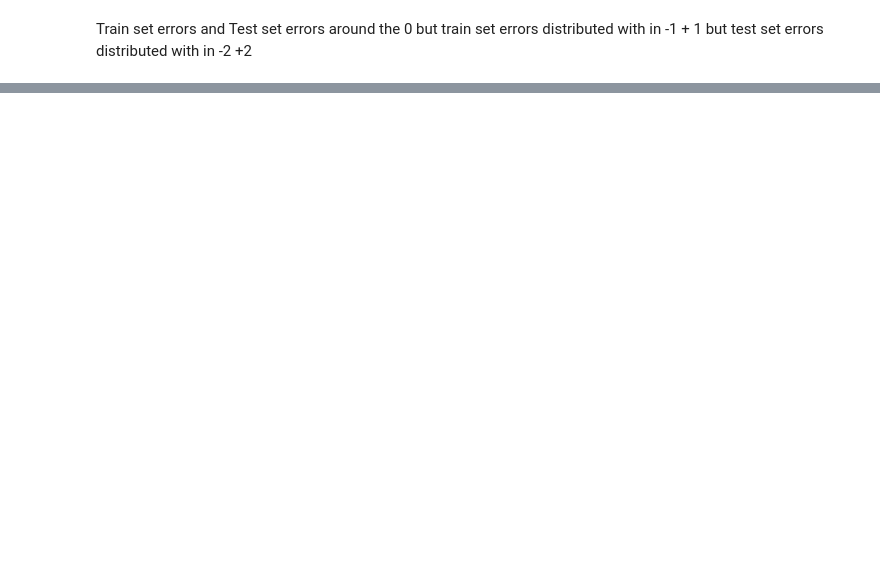
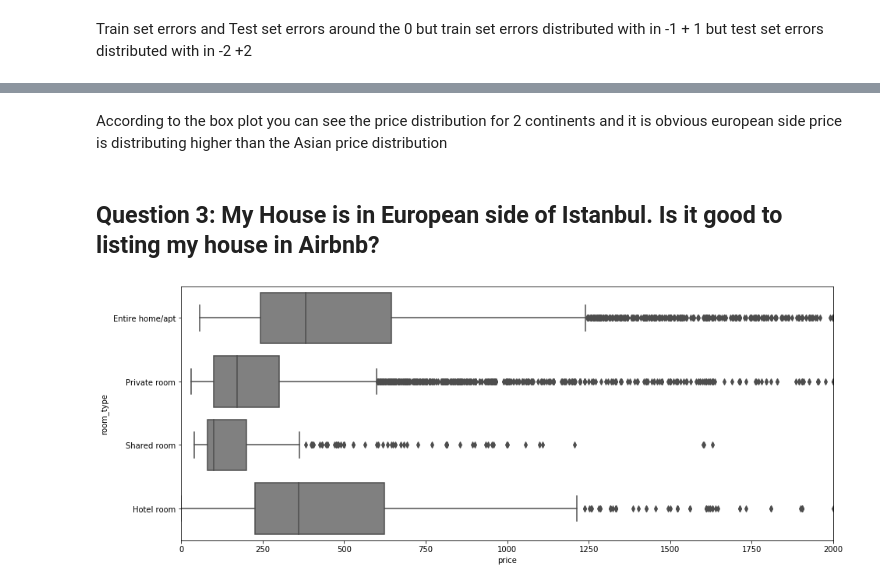
Before and after one commit to abduygur/AirBnB-Istanbul-Price-Prediction, a Jupyter notebook: Airbnb Istanbul.ipynb, the cells around one changed output, grey strips where cells are left out. Cells and saved outputs as stored; diff of their text form; code cells hidden in the pictures; blank space fills up the shorter version.

```diff
--- a/Airbnb Istanbul.ipynb
+++ b/Airbnb Istanbul.ipynb
@@ -950,0 +1038,10 @@ plt.xticks(rotation = 90);
+# %% [markdown]
+According to the box plot you can see the price distribution for 2 continents and it is obvious european side price is distributing higher than the Asian price distribution
+# %% [markdown]
+## Question 3: My House is in European side of Istanbul. Is it good to listing my house in Airbnb?
+# %%
+plt.figure(figsize = (15,6))
+sns.boxplot(x = 'price', y = 'room_type', data = df_graph, color = 'grey')
+plt.xlim(0,2000);
+# %% [output]
+[figure, added]
```
Also changed, not shown: parts of 67 cells of this notebook, 2 other files.
